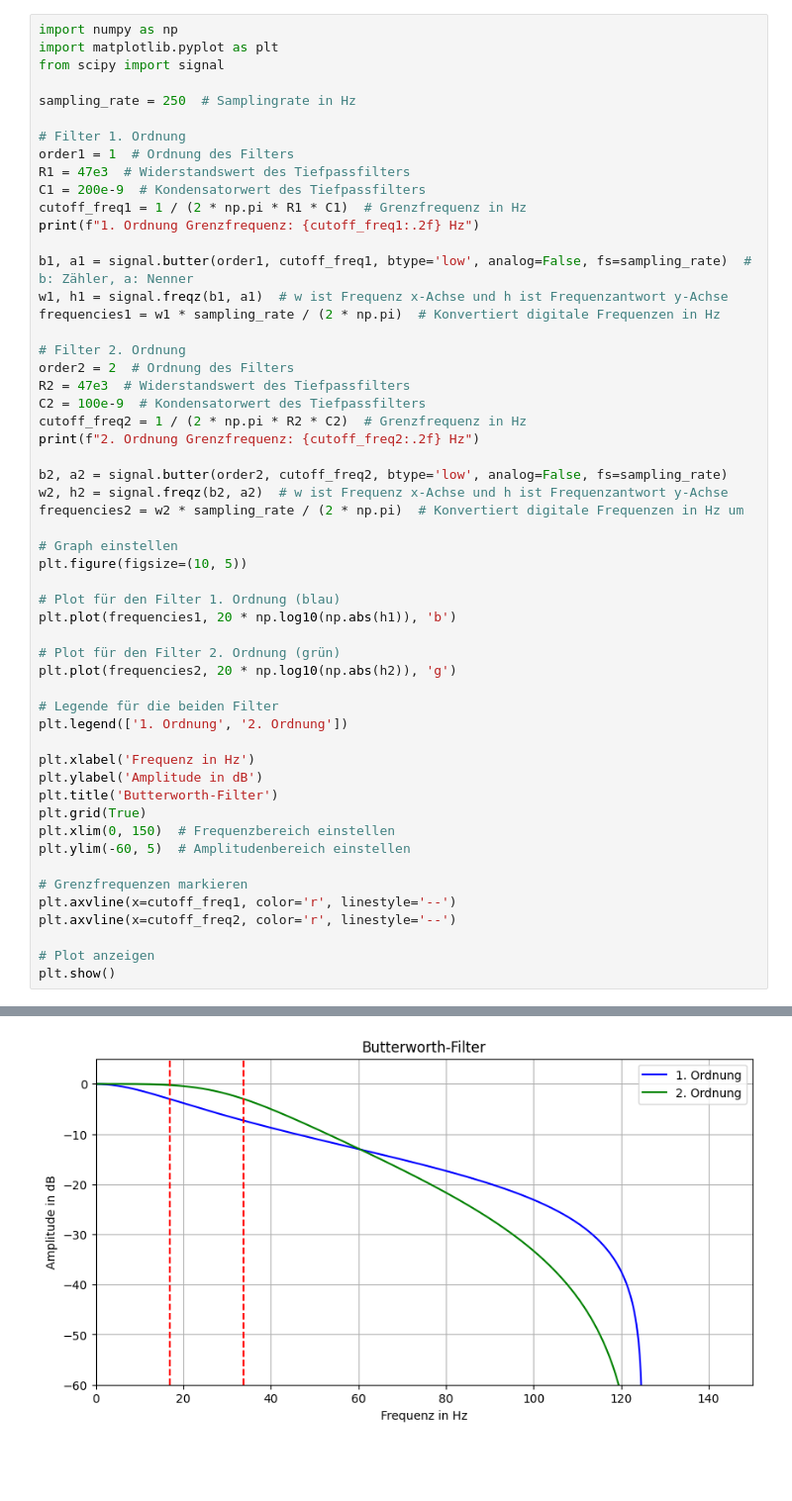
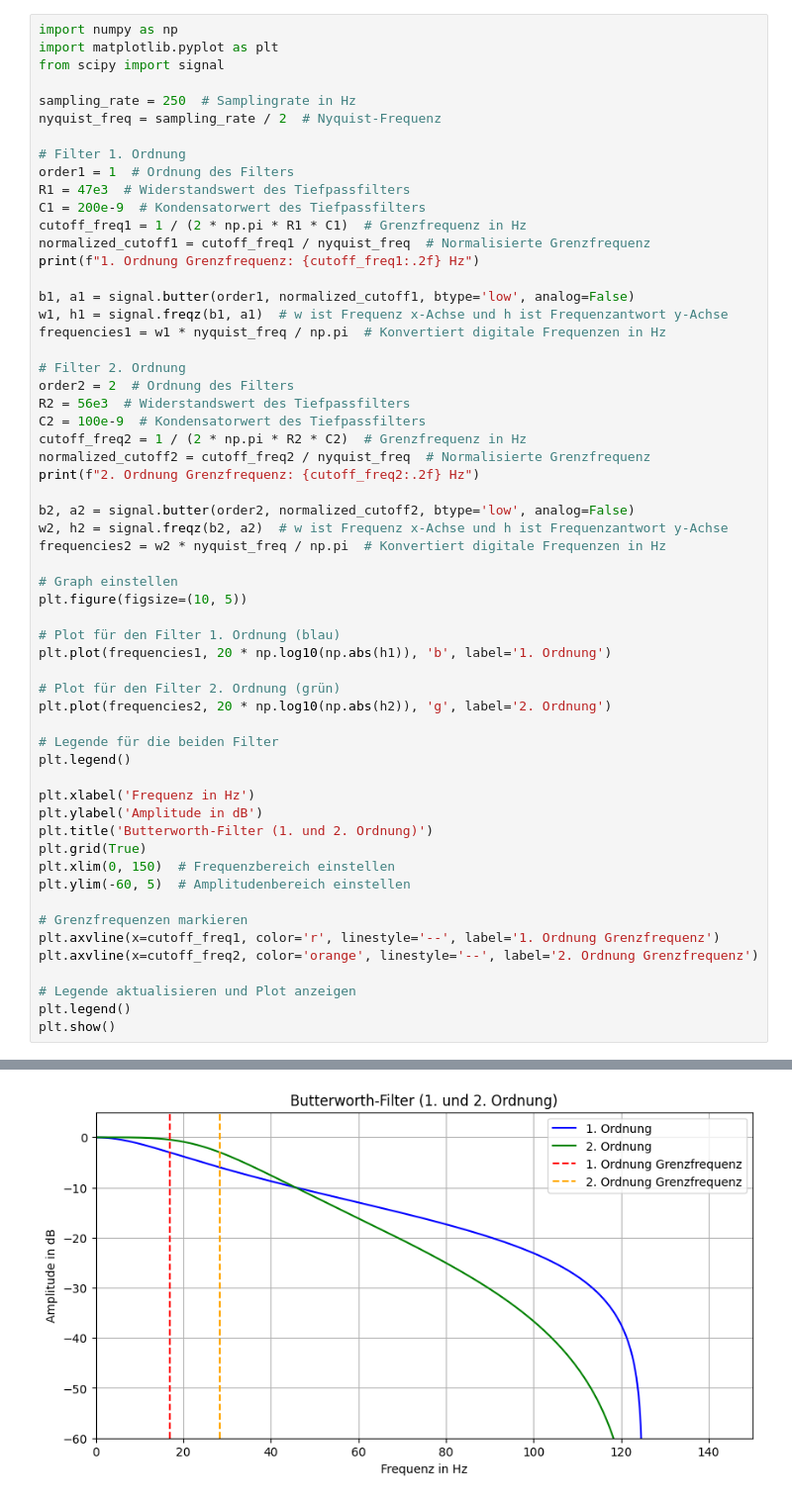
Before and after one commit to alex06733/Elektro, a Jupyter notebook: Bode.ipynb, the cells around one changed output, grey strips where cells are left out. Shown: that part at 99% size. Saved outputs shown, nothing was run; the diff lists cells and outputs as text; blank space fills up the shorter version.

```diff
--- a/Bode.ipynb
+++ b/Bode.ipynb
@@ -6,53 +6,57 @@ import matplotlib.pyplot as plt
 from scipy import signal
 
 sampling_rate = 250  # Samplingrate in Hz
+nyquist_freq = sampling_rate / 2  # Nyquist-Frequenz
 
 # Filter 1. Ordnung
 order1 = 1  # Ordnung des Filters
 R1 = 47e3  # Widerstandswert des Tiefpassfilters
 C1 = 200e-9  # Kondensatorwert des Tiefpassfilters
 cutoff_freq1 = 1 / (2 * np.pi * R1 * C1)  # Grenzfrequenz in Hz
+normalized_cutoff1 = cutoff_freq1 / nyquist_freq  # Normalisierte Grenzfrequenz
 print(f"1. Ordnung Grenzfrequenz: {cutoff_freq1:.2f} Hz")
 
-b1, a1 = signal.butter(order1, cutoff_freq1, btype='low', analog=False, fs=sampling_rate)  # b: Zähler, a: Nenner
+b1, a1 = signal.butter(order1, normalized_cutoff1, btype='low', analog=False)
 w1, h1 = signal.freqz(b1, a1)  # w ist Frequenz x-Achse und h ist Frequenzantwort y-Achse
-frequencies1 = w1 * sampling_rate / (2 * np.pi)  # Konvertiert digitale Frequenzen in Hz
+frequencies1 = w1 * nyquist_freq / np.pi  # Konvertiert digitale Frequenzen in Hz
 
 # Filter 2. Ordnung
 order2 = 2  # Ordnung des Filters
-R2 = 47e3  # Widerstandswert des Tiefpassfilters
+R2 = 56e3  # Widerstandswert des Tiefpassfilters
 C2 = 100e-9  # Kondensatorwert des Tiefpassfilters
 cutoff_freq2 = 1 / (2 * np.pi * R2 * C2)  # Grenzfrequenz in Hz
+normalized_cutoff2 = cutoff_freq2 / nyquist_freq  # Normalisierte Grenzfrequenz
 print(f"2. Ordnung Grenzfrequenz: {cutoff_freq2:.2f} Hz")
 
-b2, a2 = signal.butter(order2, cutoff_freq2, btype='low', analog=False, fs=sampling_rate)
+b2, a2 = signal.butter(order2, normalized_cutoff2, btype='low', analog=False)
 w2, h2 = signal.freqz(b2, a2)  # w ist Frequenz x-Achse und h ist Frequenzantwort y-Achse
-frequencies2 = w2 * sampling_rate / (2 * np.pi)  # Konvertiert digitale Frequenzen in Hz um
+frequencies2 = w2 * nyquist_freq / np.pi  # Konvertiert digitale Frequenzen in Hz
 
 # Graph einstellen
 plt.figure(figsize=(10, 5))
 
 # Plot für den Filter 1. Ordnung (blau)
-plt.plot(frequencies1, 20 * np.log10(np.abs(h1)), 'b')
+plt.plot(frequencies1, 20 * np.log10(np.abs(h1)), 'b', label='1. Ordnung')
 
 # Plot für den Filter 2. Ordnung (grün)
-plt.plot(frequencies2, 20 * np.log10(np.abs(h2)), 'g')
+plt.plot(frequencies2, 20 * np.log10(np.abs(h2)), 'g', label='2. Ordnung')
 
 # Legende für die beiden Filter
-plt.legend(['1. Ordnung', '2. Ordnung'])
+plt.legend()
 
 plt.xlabel('Frequenz in Hz')
 plt.ylabel('Amplitude in dB')
-plt.title('Butterworth-Filter')
+plt.title('Butterworth-Filter (1. und 2. Ordnung)')
 plt.grid(True)
 plt.xlim(0, 150)  # Frequenzbereich einstellen
 plt.ylim(-60, 5)  # Amplitudenbereich einstellen
 
 # Grenzfrequenzen markieren
-plt.axvline(x=cutoff_freq1, color='r', linestyle='--')
-plt.axvline(x=cutoff_freq2, color='r', linestyle='--')
+plt.axvline(x=cutoff_freq1, color='r', linestyle='--', label='1. Ordnung Grenzfrequenz')
+plt.axvline(x=cutoff_freq2, color='orange', linestyle='--', label='2. Ordnung Grenzfrequenz')
 
-# Plot anzeigen
+# Legende aktualisieren und Plot anzeigen
+plt.legend()
 plt.show()
 # %% [output]
 1. Ordnung Grenzfrequenz: 16.93 Hz
@@ -60 +64 @@ plt.show()
-[figure, old version]
+[figure, new version]
```
Also changed, not shown: parts of 1 cell of this notebook.
